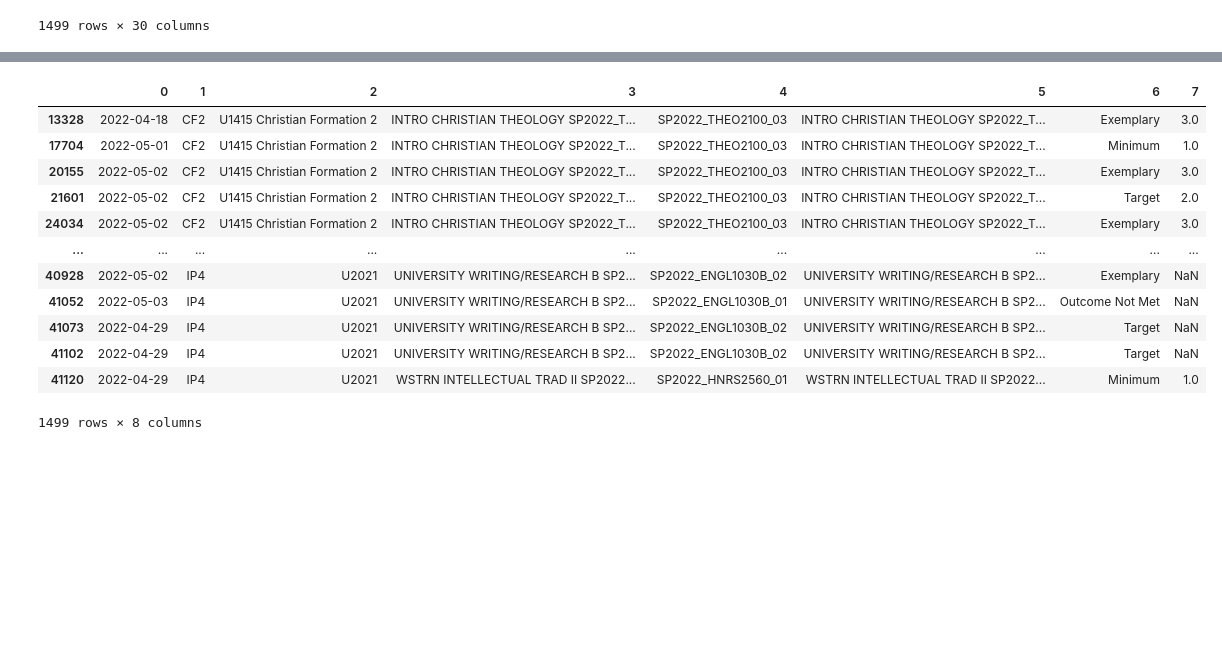
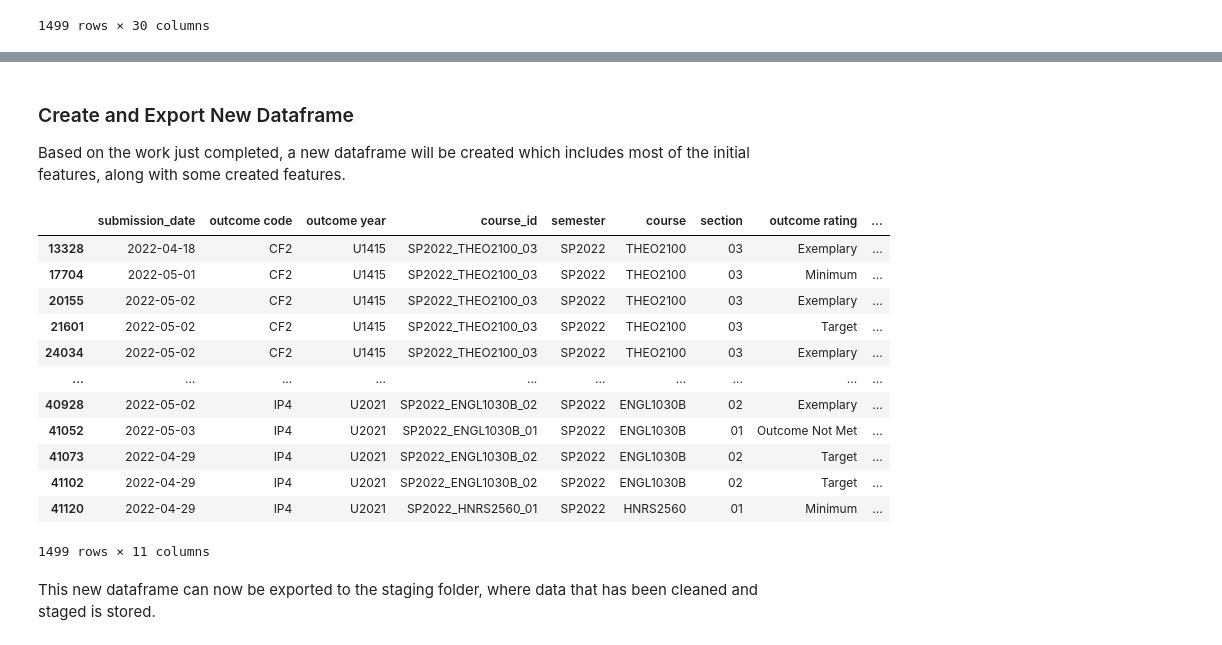
Before and after one commit to colemccall/GE_BigData_Project, a Jupyter notebook: Old_Version/GE_Script_Test.ipynb, the cells around one changed output, grey strips where cells are left out. Cells and saved outputs as stored; diff of their text form; code cells hidden in the pictures; blank space fills up the shorter version.

```diff
--- a/Python_GE_BigData/GE_ETL_Script.ipynb
+++ b/Old_Version/GE_Script_Test.ipynb
@@ -69,4 +29,0 @@ print(dataframe[['student id', 'learning outcome name', 'learning outcome friend
-# %%
-for index, row in dataframe.iterrows():
-    if(index < len(columns)):
-        print(str(index) + ": " + columns[index] + "\t" + str(row[index]))
@@ -153,19 +135,24 @@ columns_of_interest
+# %% [markdown]
+### Create and Export New Dataframe
+Based on the work just completed, a new dataframe will be created which includes most of the initial features, along with some created features.
 # %%
-new_data = pd.DataFrame(list(zip(submission_dates, learning_outcome_codes, learning_outcome_years, course_names, course_sis_ids, section_names, learning_outcome_rating, learning_outcome_points))
-,index = student_ids)
+new_data = pd.DataFrame(list(zip(submission_dates, learning_outcome_codes, learning_outcome_years, course_sis_ids, semesters, course_names, section_names, learning_outcome_rating, learning_outcome_points, adjusted_learning_outcomes, final_outcome_info))
+,index = student_ids, columns=('submission_date', 'outcome code', 'outcome year', 'course_id', 'semester', 'course', 'section', 'outcome rating', 'outcome score', 'corrected outcome score', 'corrected outcome rating'))
 
 new_data
 # %% [output]
-|  | 0 | 1 | 2 | 3 | 4 | 5 | 6 | 7 |
-| 13328 | 2022-04-18 | CF2 | U1415 Christian Formation 2 | INTRO CHRISTIAN THEOLOGY SP2022_T... | SP2022_THEO2100_03 | INTRO CHRISTIAN THEOLOGY SP2022_T... | Exemplary | 3.0 |
-| 17704 | 2022-05-01 | CF2 | U1415 Christian Formation 2 | INTRO CHRISTIAN THEOLOGY SP2022_T... | SP2022_THEO2100_03 | INTRO CHRISTIAN THEOLOGY SP2022_T... | Minimum | 1.0 |
-| 20155 | 2022-05-02 | CF2 | U1415 Christian Formation 2 | INTRO CHRISTIAN THEOLOGY SP2022_T... | SP2022_THEO2100_03 | INTRO CHRISTIAN THEOLOGY SP2022_T... | Exemplary | 3.0 |
-| 21601 | 2022-05-02 | CF2 | U1415 Christian Formation 2 | INTRO CHRISTIAN THEOLOGY SP2022_T... | SP2022_THEO2100_03 | INTRO CHRISTIAN THEOLOGY SP2022_T... | Target | 2.0 |
-| 24034 | 2022-05-02 | CF2 | U1415 Christian Formation 2 | INTRO CHRISTIAN THEOLOGY SP2022_T... | SP2022_THEO2100_03 | INTRO CHRISTIAN THEOLOGY SP2022_T... | Exemplary | 3.0 |
-| ... | ... | ... | ... | ... | ... | ... | ... | ... |
-| 40928 | 2022-05-02 | IP4 | U2021 | UNIVERSITY WRITING/RESEARCH B SP2... | SP2022_ENGL1030B_02 | UNIVERSITY WRITING/RESEARCH B SP2... | Exemplary | NaN |
-| 41052 | 2022-05-03 | IP4 | U2021 | UNIVERSITY WRITING/RESEARCH B SP2... | SP2022_ENGL1030B_01 | UNIVERSITY WRITING/RESEARCH B SP2... | Outcome Not Met | NaN |
-| 41073 | 2022-04-29 | IP4 | U2021 | UNIVERSITY WRITING/RESEARCH B SP2... | SP2022_ENGL1030B_02 | UNIVERSITY WRITING/RESEARCH B SP2... | Target | NaN |
-| 41102 | 2022-04-29 | IP4 | U2021 | UNIVERSITY WRITING/RESEARCH B SP2... | SP2022_ENGL1030B_02 | UNIVERSITY WRITING/RESEARCH B SP2... | Target | NaN |
-| 41120 | 2022-04-29 | IP4 | U2021 | WSTRN INTELLECTUAL TRAD II SP2022... | SP2022_HNRS2560_01 | WSTRN INTELLECTUAL TRAD II SP2022... | Minimum | 1.0 |
+|  | submission_date | outcome code | outcome year | course_id | semester | course | section | outcome rating | ... |
+| 13328 | 2022-04-18 | CF2 | U1415 | SP2022_THEO2100_03 | SP2022 | THEO2100 | 03 | Exemplary | ... |
+| 17704 | 2022-05-01 | CF2 | U1415 | SP2022_THEO2100_03 | SP2022 | THEO2100 | 03 | Minimum | ... |
+| 20155 | 2022-05-02 | CF2 | U1415 | SP2022_THEO2100_03 | SP2022 | THEO2100 | 03 | Exemplary | ... |
+| 21601 | 2022-05-02 | CF2 | U1415 | SP2022_THEO2100_03 | SP2022 | THEO2100 | 03 | Target | ... |
+| 24034 | 2022-05-02 | CF2 | U1415 | SP2022_THEO2100_03 | SP2022 | THEO2100 | 03 | Exemplary | ... |
+| ... | ... | ... | ... | ... | ... | ... | ... | ... | ... |
+| 40928 | 2022-05-02 | IP4 | U2021 | SP2022_ENGL1030B_02 | SP2022 | ENGL1030B | 02 | Exemplary | ... |
+| 41052 | 2022-05-03 | IP4 | U2021 | SP2022_ENGL1030B_01 | SP2022 | ENGL1030B | 01 | Outcome Not Met | ... |
+| 41073 | 2022-04-29 | IP4 | U2021 | SP2022_ENGL1030B_02 | SP2022 | ENGL1030B | 02 | Target | ... |
+| 41102 | 2022-04-29 | IP4 | U2021 | SP2022_ENGL1030B_02 | SP2022 | ENGL1030B | 02 | Target | ... |
+| 41120 | 2022-04-29 | IP4 | U2021 | SP2022_HNRS2560_01 | SP2022 | HNRS2560 | 01 | Minimum | ... |
-1499 rows × 8 columns
+1499 rows × 11 columns
+# %% [markdown]
+This new dataframe can now be exported to the staging folder, where data that has been cleaned and staged is stored.
```
Also changed, not shown: parts of 9 cells of this notebook, 8 other files.
